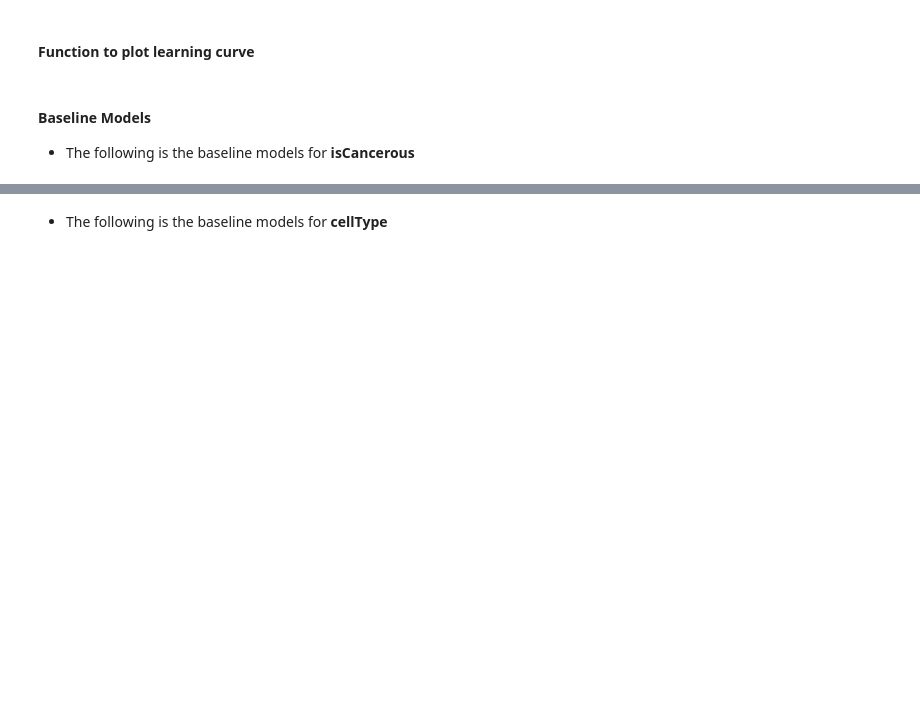
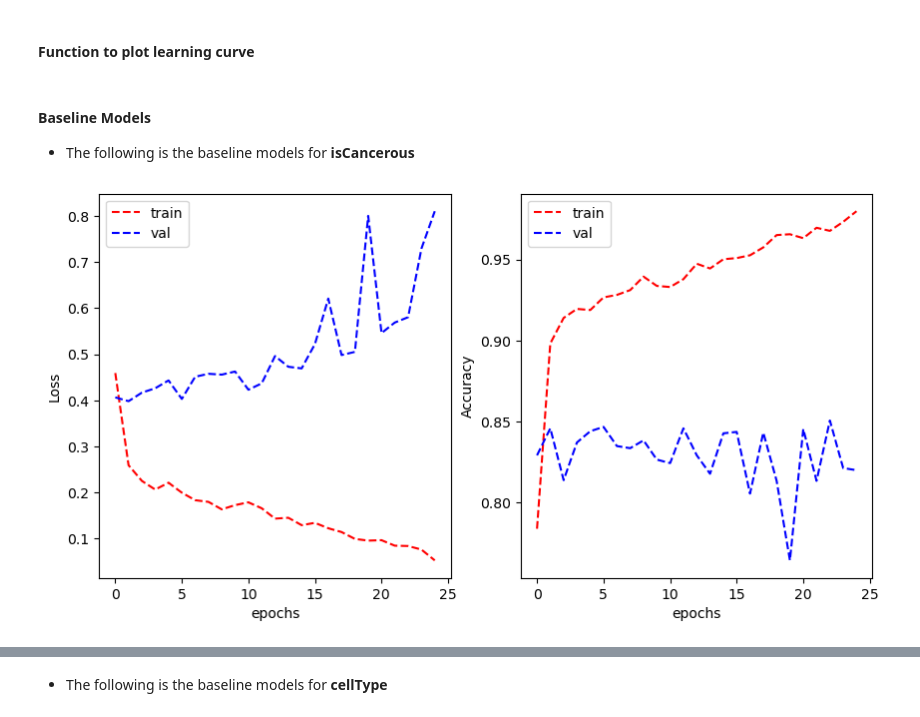
Before and after one commit to Adi112004/Machine-Learning-Assignment-2, a Jupyter notebook: Assignment2-ML.ipynb, the cells around one changed output, grey strips where cells are left out. Cells and saved outputs as stored; diff of their text form; code cells hidden in the pictures; blank space fills up the shorter version.

```diff
--- a/Assignment2-ML.ipynb
+++ b/Assignment2-ML.ipynb
@@ -324,7 +388,7 @@ multi_test_generator = test_datagen.flow_from_dataframe(
 # %% [markdown]
 #### Function to plot learning curve
 # %%
-def plot_learning_curve(train_loss, val_loss, train_metric, val_metric, metric_name='F1-score'):
+def plot_learning_curve(train_loss, val_loss, train_metric, val_metric, metric_name='Accuracy'):
     plt.figure(figsize=(10,5))
 
     plt.subplot(1,2,1)
@@ -347,10 +411,8 @@ def plot_learning_curve(train_loss, val_loss, train_metric, val_metric, metric_n
 - The following is the baseline models for **isCancerous**
 # %%
 import tensorflow as tf
-from tensorflow.keras.metrics import Metric, Precision, Recall
 
 input_shape = (27, 27, 3)
-
 cnn_baseline = tf.keras.Sequential([
     tf.keras.Input(shape=input_shape),
 
@@ -363,44 +425,48 @@ cnn_baseline = tf.keras.Sequential([
     tf.keras.layers.MaxPooling2D((2, 2)),
 
     # Block 3
     tf.keras.layers.Conv2D(128, (3, 3), activation='relu', padding='same'),
     tf.keras.layers.MaxPooling2D((2, 2)),
 
     tf.keras.layers.Flatten(),
     tf.keras.layers.Dense(128, activation='relu'),
     tf.keras.layers.Dropout(0.5),
     tf.keras.layers.Dense(1, activation='sigmoid'),
 ])
 
-# Compile with precision and recall metrics
 cnn_baseline.compile(
     optimizer='adam',
     loss='binary_crossentropy',
-    metrics=[
-        Precision(name='precision'),
-        Recall(name='recall')
-        #F1Score(name='f1_score')
-    ]
+    metrics=['accuracy']
 )
 
-# Train the model
+# history_cnn = cnn_baseline.fit(
+#     binary_train_generator,
+#     validation_data=binary_validation_generator,
+#     epochs=25,
+#     verbose=0
+# )
+
+
 history_cnn = cnn_baseline.fit(
     binary_train_generator,
     steps_per_epoch=len(binary_train_generator),
     validation_data=binary_validation_generator,
     validation_steps=len(binary_validation_generator),
     epochs=25,
     verbose=0
 )
 
-# Plot precision
+
 plot_learning_curve(
     history_cnn.history['loss'],
     history_cnn.history['val_loss'],
-    history_cnn.history['precision'],
-    history_cnn.history['val_precision'],
-    metric_name='Precision'
+    history_cnn.history['accuracy'],
+    history_cnn.history['val_accuracy'],
+    metric_name='Accuracy'
 )
+# %% [output]
+[figure, added]
 # %%
 input_shape = (27, 27, 3)
 mlp_binary = tf.keras.Sequential([
```
Also changed, not shown: parts of 44 cells of this notebook.
